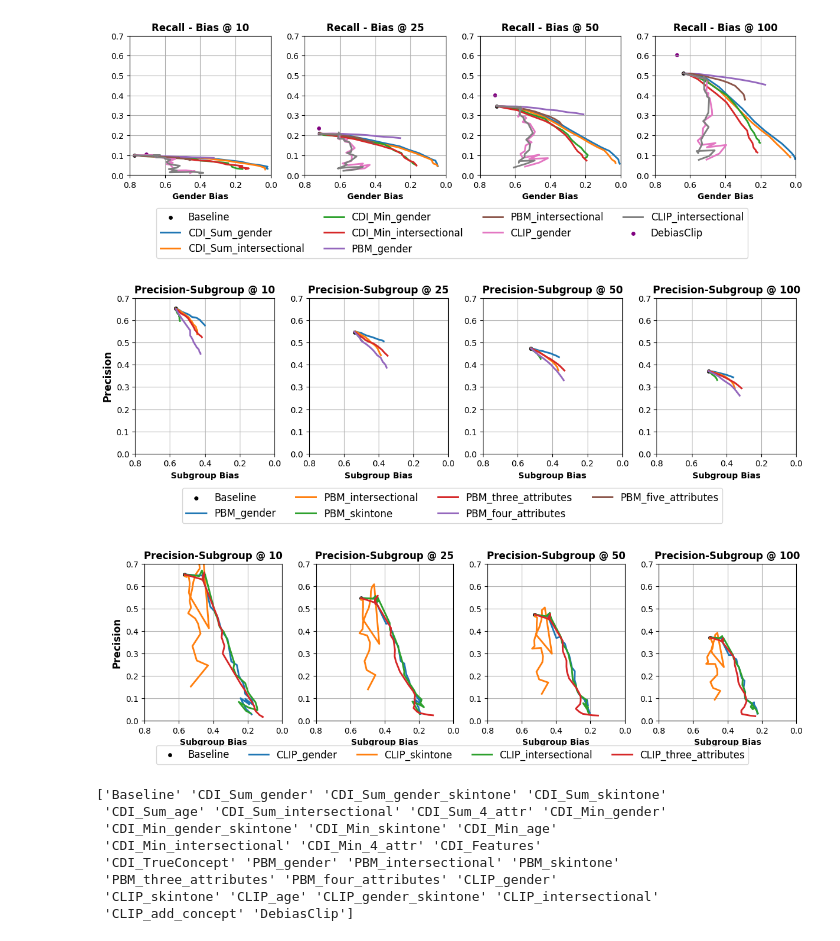
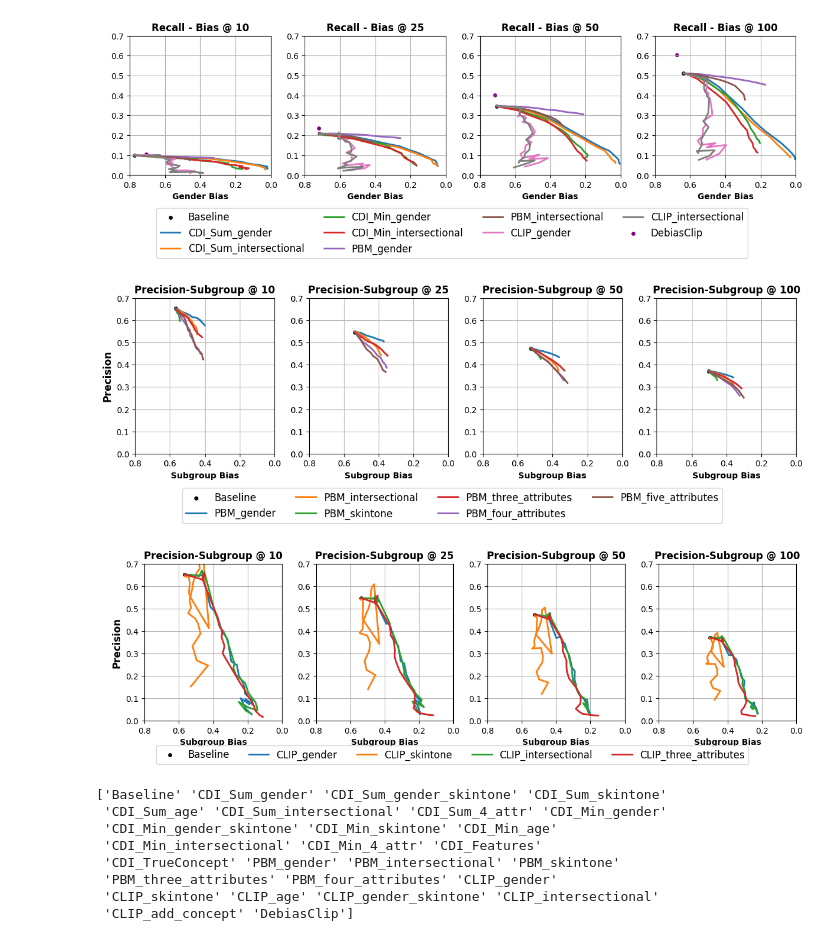
Before and after one commit to apg123/Thesis_CDI, a Jupyter notebook: plots.ipynb, the cells around one changed output. Saved outputs shown, nothing was run; the diff lists cells and outputs as text; code cells hidden in the pictures.

Commit message:
more results

```diff
--- a/plots.ipynb
+++ b/plots.ipynb
@@ -155,6 +155,47 @@ fig.tight_layout(rect=[0, 0, 1.2, 1.2])
 fig.legend(handles, labels, loc='lower center', ncols=4, fontsize='large')
 fig.subplots_adjust(bottom=0.38)
 fig.show()
+
+methods = ['Baseline', 'CDI_Sum_intersectional', 'CDI_Min_intersectional', 'PBM_intersectional']
+colors = ['black', '#1f77b4', '#ff7f0e', '#2ca02c', '#d62728', '#9467bd', '#8c564b', '#e377c2',
+ '#7f7f7f', '#bcbd22', '#17becf']
+fig, ax = plt.subplots(1, 4, figsize=(10, 3))
+ks = [10, 25, 50, 100]
+titles = ['Subgroup Bias']
+metrics = ['Avg_Max_MC_Bias']
+for i in range(1):
+    title = titles[i]
+    metric = metrics[i]
+    for j in range(4):
+        k = ks[j]
+        ax[j].set_title(f'{title} @ {k}', weight='bold')
+        ax[j].set_ylim(0, .7)
+        ax[j].set_xlim(.6, 0)
+        ax[j].grid(True)
+        if j == 0:
+            ax[j].set_ylabel('Recall', weight='bold', fontsize=12)
+        if title == 'Subgroup Bias':
+            ax[j].set_xlabel('Max Subgroup Bias', weight='bold')
+        else:
+            ax[j].set_xlabel(f'AbsBias for {title}', weight='bold')
+        for z, method in enumerate(methods):
+            c = colors[z]
+            data = validation[(validation['name'] == method) & (validation['k'] == k)]
+            if method in ['Baseline', 'DebiasClip']:
+                ax[j].scatter(np.mean(data[metric]), np.mean(data['Avg_Recall']), label=method, s=14, c = c)
+            else:
+                ax[j].plot(avg_cats(data, "tol")[metric], avg_cats(data, "tol")['Avg_Recall'], label=method, c=c, linewidth=2.1)
+                bc = data.iloc[is_pareto_efficient_simple(data, 'Avg_Max_MC_Bias', 'Avg_Recall')].sort_values('Avg_Max_MC_Bias', ascending=False)
+                wc = data.iloc[is_pareto_efficient_simple(data, 'Avg_Max_MC_Bias', 'Avg_Recall', xlowerisbetter=False, ylowerisbetter=True)].sort_values('Avg_Max_MC_Bias', ascending=False)
+                ax[j].plot(bc[metric], bc['Avg_Recall'], label='_nolegend_', alpha=.5, c=c)
+                ax[j].plot(wc[metric], wc['Avg_Recall'], label='_nolegend_', alpha=.5, c=c)
+
+        handles, labels = ax[j].get_legend_handles_labels()
+
+fig.tight_layout(rect=[0, 0, 1.2, 1.2])
+fig.legend(handles, labels, loc='lower center', ncols=4, fontsize='large')
+fig.subplots_adjust(bottom=0.38)
+fig.show()
 # %% [output]
 ['Baseline' 'CDI_Sum_intersectional' 'CDI_Min_intersectional'
  'PBM_intersectional' 'CLIP_intersectional' 'DebiasClip']
@@ -408,8 +450,8 @@ fig.show()
 [figure]
 # %%
 occ2 = pd.read_pickle('results/occ2-complete.pkl')
-#occ2_5 = pd.read_pickle('results/occ2-pbm-five-concepts.pkl')
-#occ2 = pd.concat([occ2, occ2_5])
+occ2_5 = pd.read_pickle('results/occ2-pbm-five-concepts.pkl')
+occ2 = pd.concat([occ2, occ2_5])
 
 methods = ['Baseline', 'PBM_gender', 'PBM_intersectional',
  'PBM_skintone', 'PBM_three_attributes', 'PBM_four_attributes', 'PBM_five_attributes']
@@ -451,34 +493,34 @@ colors = ['black', '#1f77b4', '#ff7f0e', '#2ca02c', '#d62728', '#9467bd', '#8c56
  '#7f7f7f', 'purple']
 
 ks = [10, 25, 50, 100]
 
 fig, ax = plt.subplots(1, 4, figsize=(10, 3.2))
 for i, k in enumerate(ks):
     ax[i].set_title(f'Precision-Subgroup @ {k}', weight='bold')
     ax[i].set_ylim(0, .7)
     ax[i].set_xlim(.8, 0)
     ax[i].grid(True)
     if i == 0:
         ax[i].set_ylabel('Precision', weight='bold', fontsize=12)
     ax[i].set_xlabel('Subgroup Bias', weight='bold')
     for j, method in enumerate(methods):
         c = colors[j]
         data = occ2[(occ2['name'] == method) & (occ2['k'] == k)]
         if method in ['Baseline', 'DebiasClip']:
             ax[i].scatter(np.mean(data['Avg_Max_MC_Bias']), np.mean(data['Avg_Precision']), label=method, s=15, c=c)
         else:
             avg_c = data
             #pareto_front = is_pareto_efficient_simple(avg_c, metric, 'Avg_Precision')
             pareto_points = avg_c #avg_c.iloc[pareto_front]
             ax[i].plot(pareto_points['Avg_Max_MC_Bias'], pareto_points['Avg_Precision'], label=method, c=c, linewidth=2.1)
 
     handles, labels = ax[i].get_legend_handles_labels()
 fig.legend(handles, labels, loc='lower center', ncols=5, fontsize='large')
 fig.tight_layout(rect=[0, 0, 1.2, 1.2])
 fig.subplots_adjust(bottom=0.25)
 fig.show()
 # %% [output]
-[figure, old version]
+[figure, new version]
 [figure]
 # %%
 celeba_res = pd.read_pickle('results/celeba-3-24.pkl')
```
Also changed, not shown: parts of 1 cell of this notebook, 18 other files.
